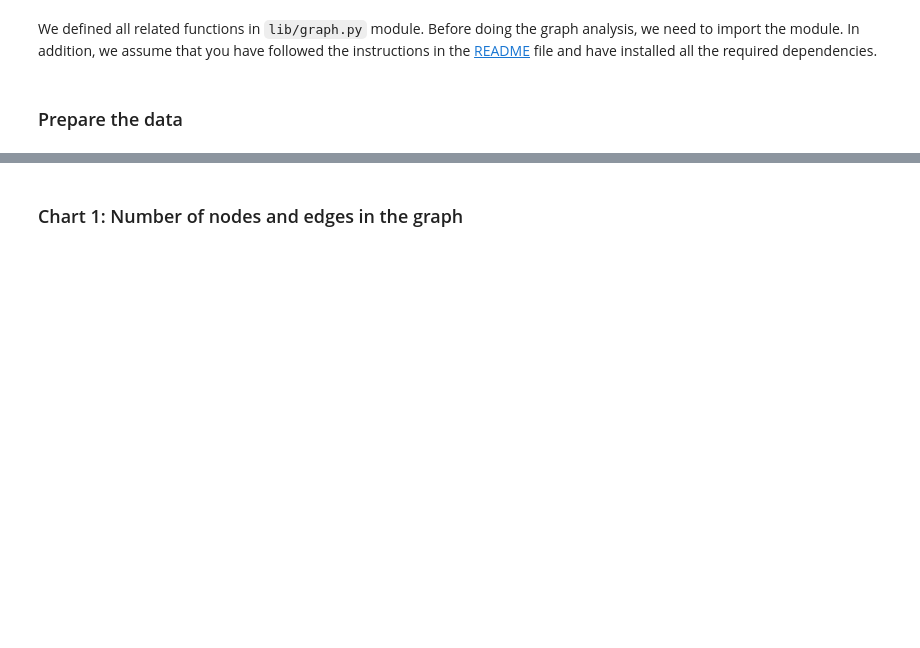
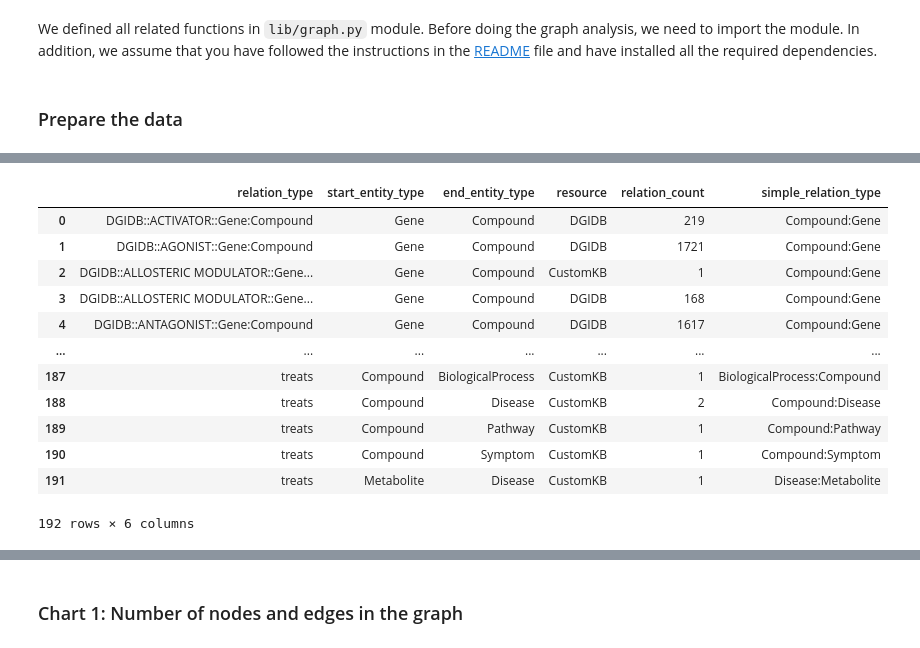
Before and after one commit to open-prophetdb/biomedgps-data, a Jupyter notebook: graph_analysis/visualize.ipynb, the cells around one changed output, grey strips where cells are left out. Drawn from its saved outputs; the diff is of its cells as text; code cells hidden in the pictures; blank space fills up the shorter version.

```diff
--- a/graph_analysis/visualize.ipynb
+++ b/graph_analysis/visualize.ipynb
@@ -71,0 +79,16 @@ node_stat, edge_stat
+# %%
+edge_stat
+# %% [output]
+|  | relation_type | start_entity_type | end_entity_type | resource | relation_count | simple_relation_type |
+| 0 | DGIDB::ACTIVATOR::Gene:Compound | Gene | Compound | DGIDB | 219 | Compound:Gene |
+| 1 | DGIDB::AGONIST::Gene:Compound | Gene | Compound | DGIDB | 1721 | Compound:Gene |
+| 2 | DGIDB::ALLOSTERIC MODULATOR::Gene... | Gene | Compound | CustomKB | 1 | Compound:Gene |
+| 3 | DGIDB::ALLOSTERIC MODULATOR::Gene... | Gene | Compound | DGIDB | 168 | Compound:Gene |
+| 4 | DGIDB::ANTAGONIST::Gene:Compound | Gene | Compound | DGIDB | 1617 | Compound:Gene |
+| ... | ... | ... | ... | ... | ... | ... |
+| 187 | treats | Compound | BiologicalProcess | CustomKB | 1 | BiologicalProcess:Compound |
+| 188 | treats | Compound | Disease | CustomKB | 2 | Compound:Disease |
+| 189 | treats | Compound | Pathway | CustomKB | 1 | Compound:Pathway |
+| 190 | treats | Compound | Symptom | CustomKB | 1 | Compound:Symptom |
+| 191 | treats | Metabolite | Disease | CustomKB | 1 | Disease:Metabolite |
+192 rows × 6 columns
```
Also changed, not shown: parts of 15 cells of this notebook, 5 other files.
